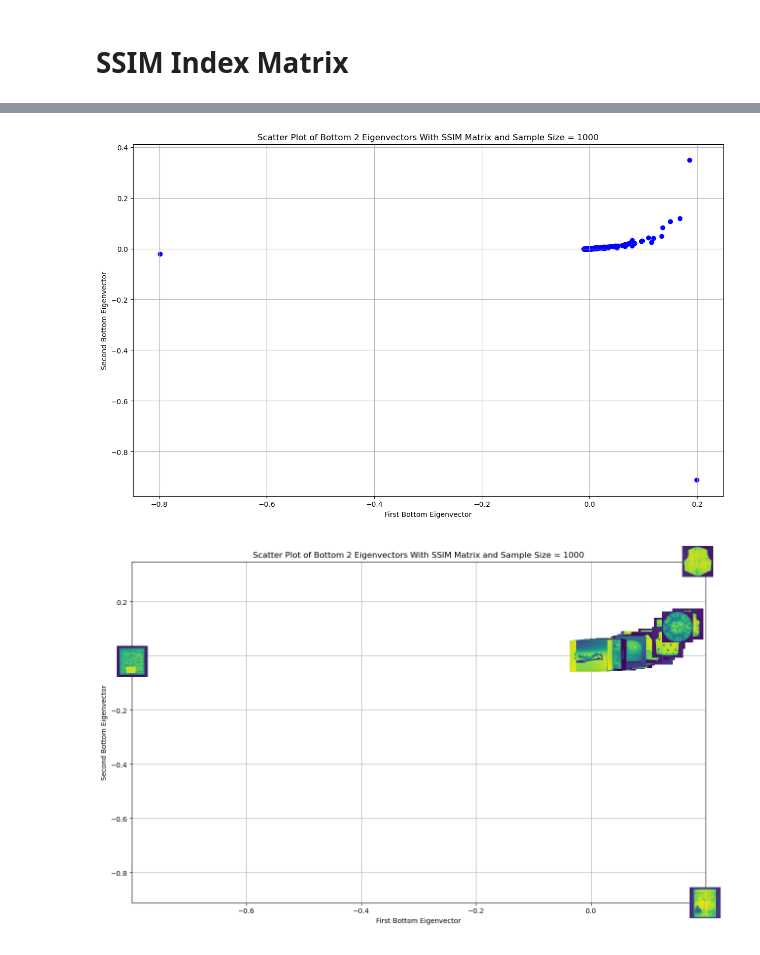
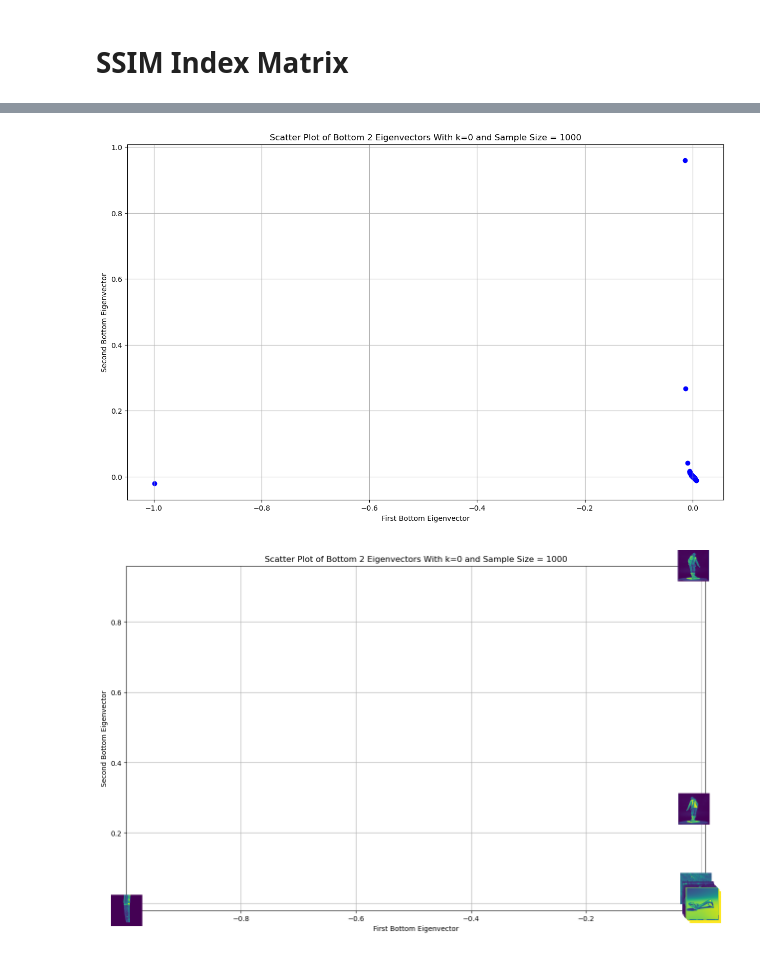
Before and after one commit to KevinBian107/laplacian_eigenmap_vis, a Jupyter notebook: similarity_explore.ipynb, the cells around one changed output, grey strips where cells are left out. Saved outputs shown, nothing was run; the diff lists cells and outputs as text; code cells hidden in the pictures.

```diff
--- a/similarity_explore.ipynb
+++ b/similarity_explore.ipynb
@@ -130,5 +184,5 @@ array([[ 1.        ,  0.06808441, -0.29754935, ..., -0.13154588,
 # %%
-laplacian_eigenmap(data=flattened_grey[:1000], image_dim=128)
+laplacian_eigenmap(data=flattened_grey[:1000], radial_func='ssim', image_dim=128)
 # %% [output]
-[figure, old version]
+[figure, new version]
-[figure, old version]
+[figure, new version]
```
Also changed, not shown: parts of 5 cells of this notebook, 5 other files.
